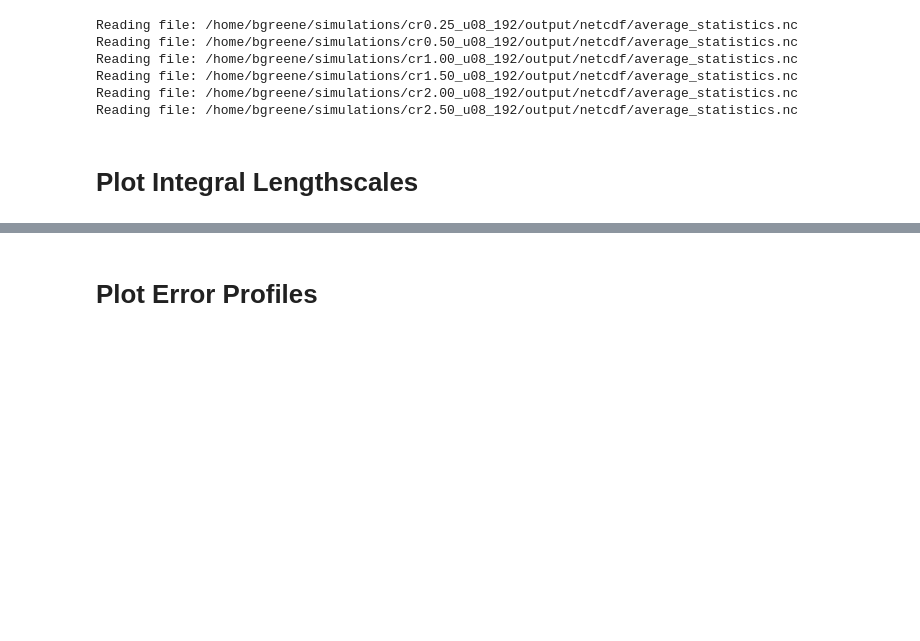
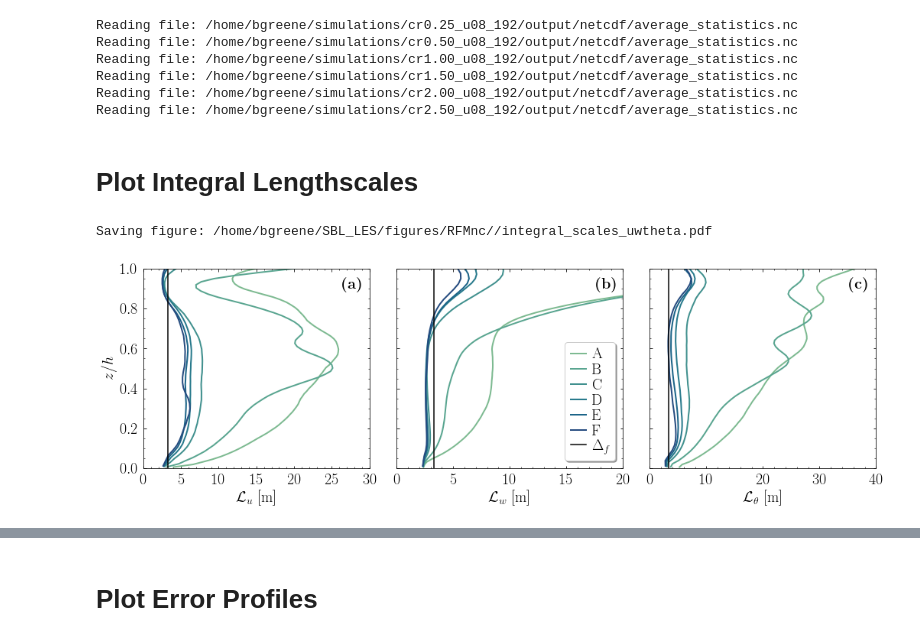
Before and after one commit to bgreene777/SBL_LES, a Jupyter notebook: ipynb/plot_RFMnc.ipynb, the cells around one changed output, grey strips where cells are left out. Drawn from its saved outputs; the diff is of its cells as text; code cells hidden in the pictures; blank space fills up the shorter version.

```diff
--- a/ipynb/plot_RFMnc.ipynb
+++ b/ipynb/plot_RFMnc.ipynb
@@ -83,3 +87,58 @@ Reading file: /home/bgreene/simulations/cr2.00_u08_192/output/netcdf/average_sta
 Reading file: /home/bgreene/simulations/cr2.50_u08_192/output/netcdf/average_statistics.nc
 # %% [markdown]
 # Plot Integral Lengthscales
+# %%
+# four panel: u, v, w, theta
+fig1, ax1 = plt.subplots(nrows=1, ncols=3, sharey=True, figsize=(14.8, 5))
+for i, (l, s) in enumerate(zip(L_vol, sall)):
+    # u
+    ax1[0].plot(l.u_rot, l.z/s.h, ls="-", lw=2, c=colors[i])
+    # v
+    # ax1[1].plot(l.v_rot, l.z/s.h, ls="-", lw=2, c=colors[i], label=s.label2)
+    # w
+    ax1[1].plot(l.w, l.z/s.h, ls="-", lw=2, c=colors[i], label=s.label2)
+    # theta
+    ax1[2].plot(l.theta, l.z/s.h, ls="-", lw=2, c=colors[i])
+# vertical line for LES resolution
+for iax in ax1:
+    iax.axvline(sall[0].delta, color="k", label="$\\Delta_f$")
+
+# labels
+ax1[0].set_ylim([0, 1])
+ax1[0].yaxis.set_major_locator(MultipleLocator(0.2))
+ax1[0].yaxis.set_minor_locator(MultipleLocator(0.05))
+ax1[0].set_ylabel("$z/h$")
+ax1[0].set_xlim([0, 30])
+ax1[0].xaxis.set_major_locator(MultipleLocator(5))
+ax1[0].xaxis.set_minor_locator(MultipleLocator(1))
+ax1[0].set_xlabel("$\\mathcal{L}_u$ [m]")
+
+# ax1[1].legend(fontsize=20, labelspacing=0.10, handletextpad=0.4, shadow=True, handlelength=1)
+# ax1[1].set_xlim([0, 30])
+# ax1[1].xaxis.set_major_locator(MultipleLocator(5))
+# ax1[1].xaxis.set_minor_locator(MultipleLocator(1))
+# ax1[1].set_xlabel("$\\mathcal{L}_v$ [m]")
+
+ax1[1].legend(fontsize=20, labelspacing=0.10, handletextpad=0.4, shadow=True, handlelength=1)
+ax1[1].set_xlim([0, 20])
+ax1[1].xaxis.set_major_locator(MultipleLocator(5))
+ax1[1].xaxis.set_minor_locator(MultipleLocator(1))
+ax1[1].set_xlabel("$\\mathcal{L}_w$ [m]")
+
+ax1[2].set_xlim([0, 40])
+ax1[2].xaxis.set_major_locator(MultipleLocator(10))
+ax1[2].xaxis.set_minor_locator(MultipleLocator(2))
+ax1[2].set_xlabel("$\\mathcal{L}_{\\theta}$ [m]")
+# edit ticks
+for iax, s in zip(ax1, list("abc")):
+    iax.tick_params(which="both", direction="in", top=True, right=True, pad=7)
+    iax.text(0.88,0.90,f"$\\textbf{{({s})}}$",fontsize=20,
+             transform=iax.transAxes)
+fig1.tight_layout()
+# save figure
+fsave1 = f"{figdir}/integral_scales_uwtheta.pdf"
+print(f"Saving figure: {fsave1}")
+fig1.savefig(fsave1)
+# %% [output]
+Saving figure: /home/bgreene/SBL_LES/figures/RFMnc//integral_scales_uwtheta.pdf
+[figure, added]
```
Also changed, not shown: parts of 21 cells of this notebook.
